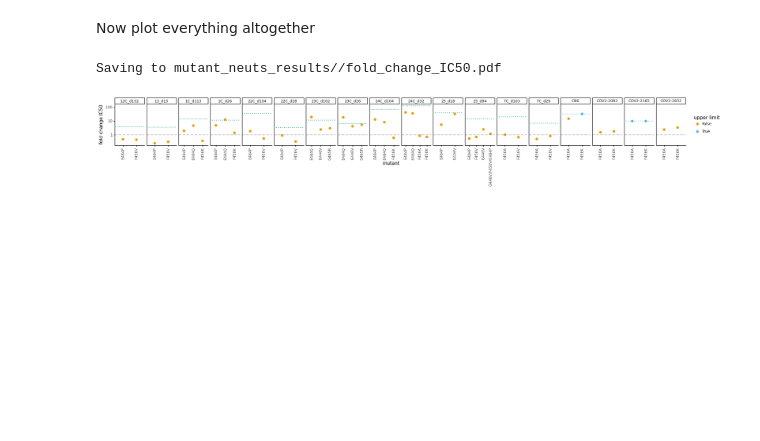
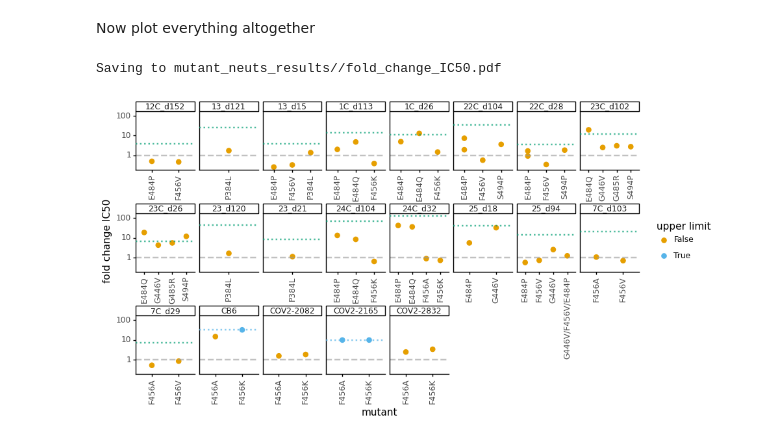
Before and after one commit to jbloomlab/SARS-CoV-2-RBD_MAP_HAARVI_sera, a Jupyter notebook: experimental_validations/mutant_neuts.ipynb, the cells around one changed output. Saved outputs shown, nothing was run; the diff lists cells and outputs as text; code cells hidden in the pictures; blank space fills up the shorter version.

```diff
--- a/experimental_validations/mutant_neuts.ipynb
+++ b/experimental_validations/mutant_neuts.ipynb
@@ -348,6 +351,9 @@ upper_bound = (
     )
 assert len(upper_bound) == upper_bound['serum'].nunique()
 
+ncol=min(8, foldchange['serum'].nunique())
+nrow= math.ceil(foldchange['serum'].nunique() / ncol)
+
 p = (ggplot(foldchange
             .assign(ic50_is_bound=lambda x: x['ic50_is_bound'],
                     )
@@ -355,35 +361,36 @@ p = (ggplot(foldchange
      aes('mutant', 'fold_change', color='ic50_is_bound') +
      geom_point(size=2.5) +
      scale_y_log10(name='fold change IC50') +
-     facet_grid('~serum', scales='free') +
+     facet_wrap('~serum', scales='free_x', ncol=ncol,) +
      theme_classic() +
      theme(axis_text_x=element_text(angle=90),
-           figure_size=(3 * foldchange['mutant'].nunique(), 1.75),
+           figure_size=(ncol*1.25, foldchange['serum'].nunique()*0.25),
+           subplots_adjust={'hspace':0.75}
            ) +
      geom_hline(yintercept=1, linetype='dashed', size=1,
                 alpha=0.6, color=CBPALETTE[0]) +
      geom_hline(data=upper_bound,
                 mapping=aes(yintercept='fold_change'),
                 color=CBPALETTE[2],
                 alpha=0.7,
                 size=1,
                 linetype='dotted',
                 ) +
      geom_hline(aes(yintercept='depletion_fc'),
                 color=CBPALETTE[3],
                 alpha=0.7,
                 size=1,
                 linetype='dotted',
                ) +
      scale_color_manual(values=CBPALETTE[1:],
                         name='upper limit')
      )
 
 _ = p.draw()
 
 plotfile = f'{resultsdir}/fold_change_IC50.pdf'
 print(f"Saving to {plotfile}")
 p.save(plotfile, verbose=False)
 # %% [output]
 Saving to mutant_neuts_results//fold_change_IC50.pdf
-[figure, old version]
+[figure, new version]
```
Also changed, not shown: parts of 6 cells of this notebook, 12 other files.
